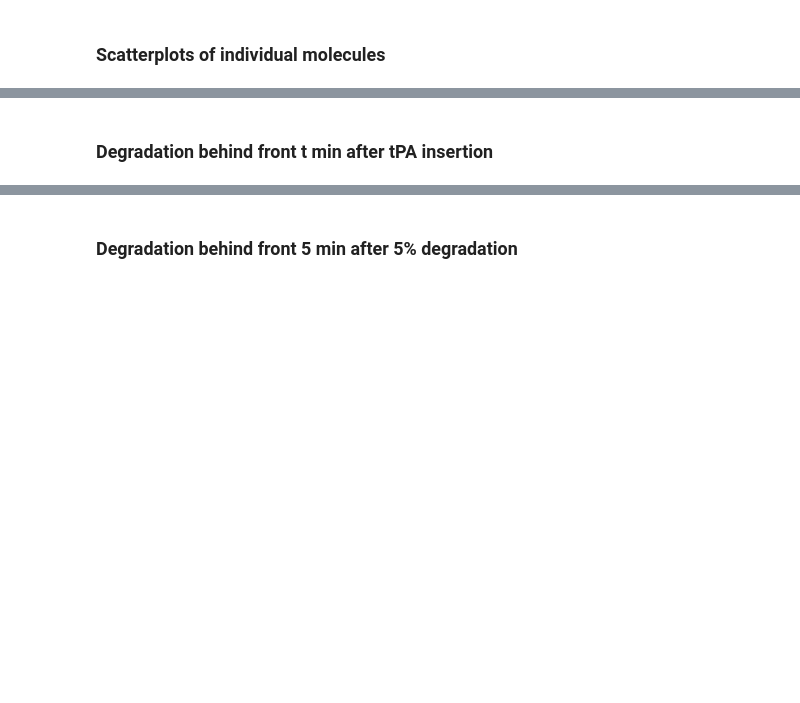
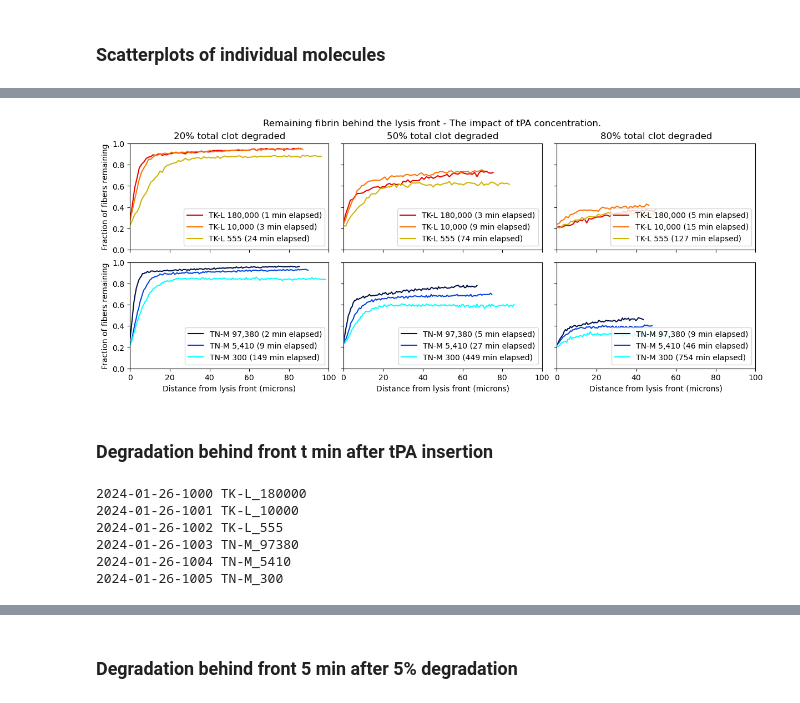
Before and after one commit to UCO-OpResearch/lysis, a Jupyter notebook: src/python/Jupyter Notebooks/2024-01-26-1000 - F-Macro Multi-Array-Process.ipynb, the cells around one changed output, grey strips where cells are left out. Cells and saved outputs as stored; diff of their text form; code cells hidden in the pictures; blank space fills up the shorter version.

```diff
--- a/src/python/Jupyter Notebooks/2024-01-26-1000 - F-Macro Multi-Array-Process.ipynb
+++ b/src/python/Jupyter Notebooks/2024-01-26-1000 - F-Macro Multi-Array-Process.ipynb
@@ -2098,31 +2266,38 @@ fig.savefig(f"degradation behind front by structure by overall degradation.png",
 # %%
 fig, axs = plt.subplots(
-    nrows=2, ncols=3, sharex=True, sharey=True, figsize=(12, 8), dpi=100, constrained_layout=True
+    nrows=2, ncols=3, sharex=True, sharey=True, figsize=(12, 5), dpi=100, constrained_layout=True
 )
 labels = ["20%", "50%", "80%"]
 for i, row in enumerate(scenario_grid):
     axs[i, 0].set_ylabel("Fraction of fibers remaining")
     for j in range(3):
         axs[1, j].set_xlabel("Distance from lysis front (microns)")
-        axs[0, j].set_title(labels[j]+" total clot degraded")
-        axs[i, j].set_xlim(0,100)
-        axs[i, j].set_ylim(0,1)
+        axs[0, j].set_title(labels[j] + " total clot degraded")
+        axs[i, j].set_xlim(0, 100)
+        axs[i, j].set_ylim(0, 1)
 
         for k, scenario in enumerate(row):
-            axs[i, j].plot(degradation_distance[scenario][j], degradation_amount[scenario][j], label=f"{scenario} ({lysis_time[scenario][j]//60:n} min elapsed)", color=colors[scenario])
+            axs[i, j].plot(
+                degradation_distance[scenario][j],
+                degradation_amount[scenario][j],
+                label=f"{pretty_print_scen(scenario)} ({lysis_time[scenario][j]//60:n} min elapsed)",
+                color=colors[scenario],
+            )
         axs[i, j].legend(
             bbox_to_anchor=(1, 0),
             loc="lower right",
             ncols=1,
         )
 
 fig.suptitle(f"Remaining fibrin behind the lysis front - The impact of tPA concentration.")
 
 fig.savefig(f"degradation behind front by tPA concentration by overall degradation.png", bbox_inches="tight")
+# %% [output]
+[figure, added]
 # %% [markdown]
 ### Degradation behind front t min after tPA insertion
 # %%
-times = [5*60, 10*60, 15*60]
+times = [5 * 60, 10 * 60, 15 * 60]
 degradation_amount = {}
 degradation_distance = {}
 total_deg_amount = {}
@@ -2147,16 +2322,67 @@ for i, run in enumerate(runs):
     row_deg = find_row_deg_fraction(e, deg, tsave)
     fronts = find_front(e, row_deg)
 
-    frames = [[t//e.macro_params.save_interval for t in times] for i in range(e.macro_params.total_trials)]
+    frames = [[t // e.macro_params.save_interval for t in times] for i in range(e.macro_params.total_trials)]
 
-    total_deg_amount[run["scenario"]] = [np.mean([deg_fraction[i][frames[i][j]] for i in range(e.macro_params.total_trials)]) for j in range(len(times))]
+    # Pad arrays in case the simulation is over before the last timestamp
+    for sim in range(e.macro_params.total_trials):
+        if n_save[sim] < times[-1] // e.macro_params.save_interval:
+            deg_fraction[sim] = np.pad(
+                deg_fraction[sim],
+                (0, times[-1] // e.macro_params.save_interval - deg_fraction[sim].size + 1),
+                constant_values=1.0,
+            )
+            row_deg[sim] = np.pad(
+                row_deg[sim],
+                ((0, times[-1] // e.macro_params.save_interval - row_deg[sim].shape[0] + 1), (0, 0)),
+            )
+            fronts[sim] = np.pad(
+                fronts[sim],
+                (0, times[-1] // e.macro_params.save_interval - fronts[sim].size + 1),
+                constant_values=e.macro_params.fiber_rows - 1,
+            )
 
-    lengths=[np.max(np.stack([fronts[i][frames[i][j]] for i in range(e.macro_params.total_trials)]), axis=0) for j in range(len(times))]
-    degradation_amount[run["scenario"]] = [np.mean(np.stack([row_deg[i][frames[i][j],fronts[i][frames[i][j]]:fronts[i][frames[i][j]]+e.macro_params.fiber_rows-1-lengths[j]] for i in range(e.macro_params.total_trials)]), axis=0) for j in range(len(times))]
-    degradation_distance[run["scenario"]] = [[i*e.macro_params.grid_node_distance for i in range(degradation_amount[run["scenario"]][j].size)] for j in range(len(times))]
+    total_deg_amount[run["scenario"]] = [
+        np.mean([deg_fraction[i][frames[i][j]] for i in range(e.macro_params.total_trials)])
+        for j in range(len(times))
+    ]
+
+    lengths = [
+        np.max(np.stack([fronts[i][frames[i][j]] for i in range(e.macro_params.total_trials)]), axis=0)
+        for j in range(len(times))
+    ]
+    degradation_amount[run["scenario"]] = [
+        np.mean(
+            np.stack(
+                [
+                    row_deg[i][
+                        frames[i][j],
+                        fronts[i][frames[i][j]] : fronts[i][frames[i][j]]
+                        + e.macro_params.fiber_rows
+                        - 1
+                        - lengths[j],
+                    ]
+                    for i in range(e.macro_params.total_trials)
+                ]
+            ),
+            axis=0,
+        )
+        for j in range(len(times))
+    ]
+    degradation_distance[run["scenario"]] = [
+        [i * e.macro_params.grid_node_distance for i in range(degradation_amount[run["scenario"]][j].size)]
+        for j in range(len(times))
+    ]
 
     # edge_index = get_edge_index(e)
     # x1_f, y1_f, x2_f, y2_f = grid_data(e, edge_index)
     # create_fiber_grid_plot(e, file_code, edge_index, frames, deg, tsave, x1_f, y1_f, x2_f, y2_f, fronts=fronts)
+# %% [output]
+2024-01-26-1000 TK-L_180000
+2024-01-26-1001 TK-L_10000
+2024-01-26-1002 TK-L_555
+2024-01-26-1003 TN-M_97380
+2024-01-26-1004 TN-M_5410
+2024-01-26-1005 TN-M_300
 # %%
 fig, axs = plt.subplots(
```
Also changed, not shown: parts of 18 cells of this notebook, 1 other file.
